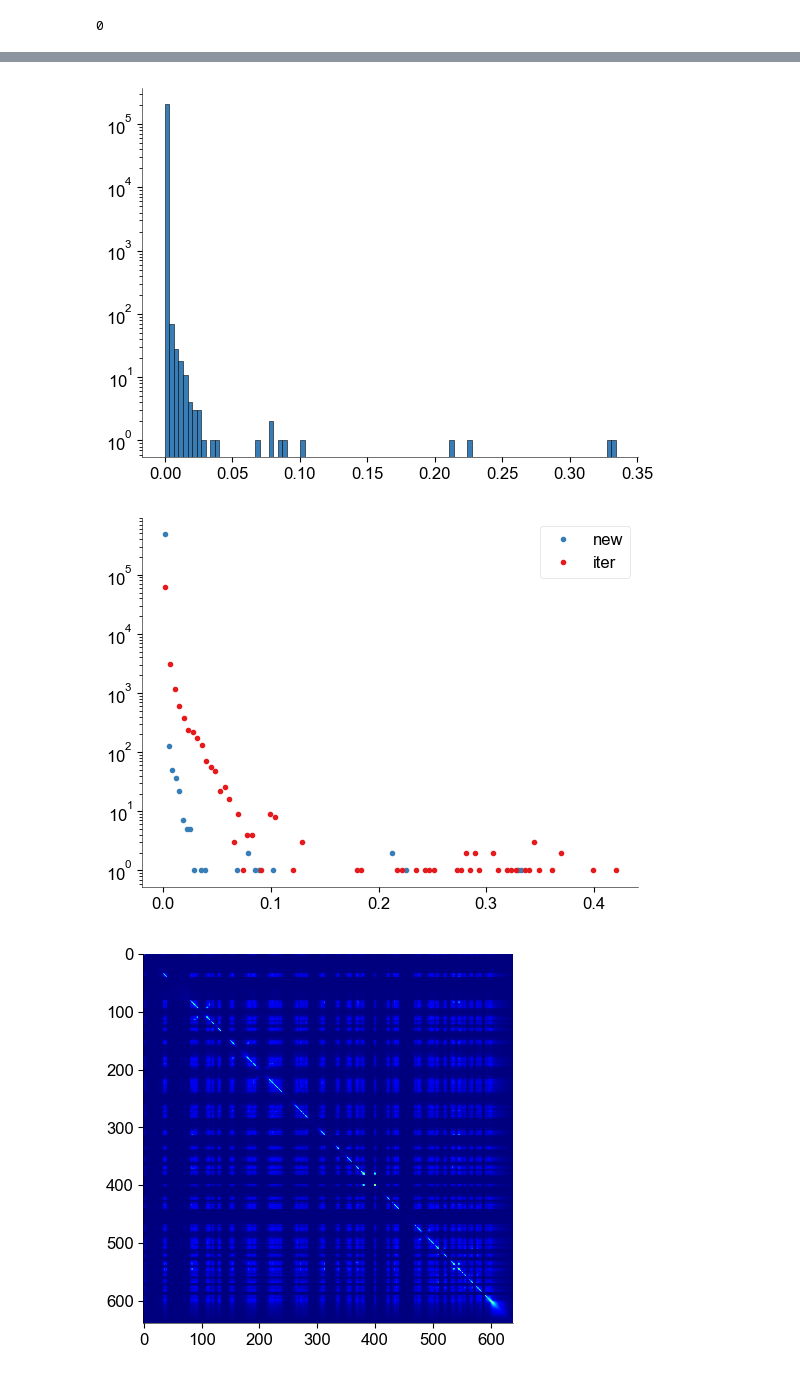
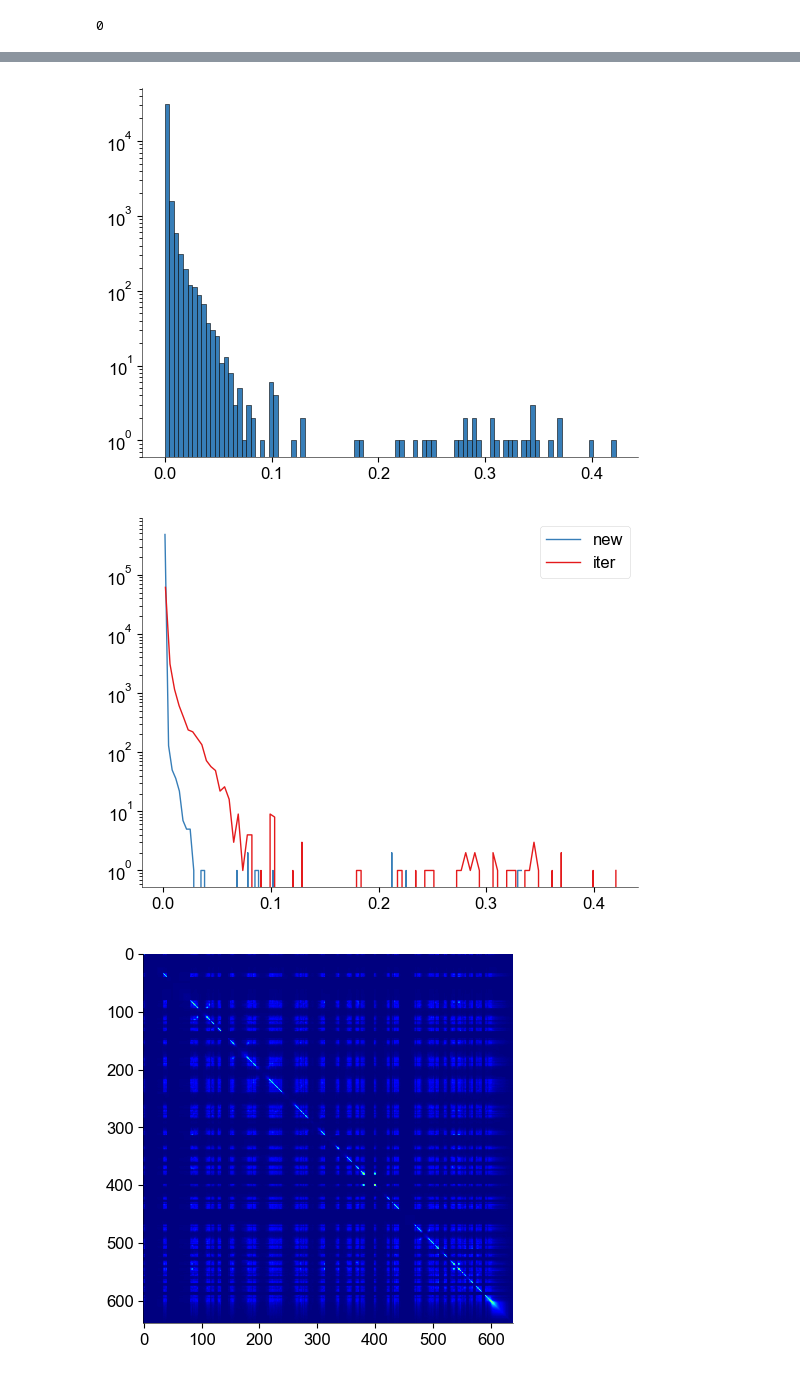
Before and after one commit to shoyip/SerProtAlign, a Jupyter notebook: notebooks/02_alignment_comparison.ipynb, the cells around one changed output, grey strips where cells are left out. Cells and saved outputs as stored; diff of their text form; code cells hidden in the pictures.

```diff
--- a/notebooks/02_alignment_comparison.ipynb
+++ b/notebooks/02_alignment_comparison.ipynb
@@ -70,8 +101,8 @@ plt.show()
 # %% [output]
 [figure]
 # %%
-corr_new_aln = np.genfromtxt('../corrmatrix/dest.csv', delimiter=',', dtype=float)
-corr_iter_aln = np.genfromtxt('../corrmatrix/dest_iter.csv', delimiter=',', dtype=float)
+corr_new_aln = np.genfromtxt('../data/corr_iter.csv', delimiter=',', dtype=float)
+corr_iter_aln = np.genfromtxt('../data/corr_shuffled_iter.csv', delimiter=',', dtype=float)
 # %%
 np.sum(corr_iter_aln > 1.)
 # %% [output]
@@ -98,10 +129,10 @@ plt.show()
 # %%
-plt.hist(corr_new_aln[np.triu_indices(639)], bins=100)
-# plt.hist(corr_iter_aln[np.triu_indices(260)], bins=100)
+# plt.hist(corr_new_aln[np.triu_indices(639)], bins=100)
+plt.hist(corr_iter_aln[np.triu_indices(260)], bins=100)
 plt.yscale('log')
 plt.show()
 # %% [output]
-[figure, old version]
+[figure, new version]
 # %%
 counts_new, bin_edges_new = np.histogram(corr_new_aln.flatten(), 100)
 counts_iter, bin_edges_iter = np.histogram(corr_iter_aln.flatten(), 100)
@@ -109,13 +140,13 @@ bin_centres_new = (bin_edges_new[:-1] + bin_edges_new[1:])/2.
 bin_centres_iter = (bin_edges_iter[:-1] + bin_edges_iter[1:])/2.
 # %%
 plt.figure()
-plt.plot(bin_centres_new, counts_new, '.', label='new')
-plt.plot(bin_centres_iter, counts_iter, '.', label='iter')
+plt.plot(bin_centres_new, counts_new, '-', label='new')
+plt.plot(bin_centres_iter, counts_iter, '-', label='iter')
 plt.yscale('log')
 plt.legend()
 plt.show()
 # %% [output]
-[figure, old version]
+[figure, new version]
 # %%
 c_sub = np.genfromtxt('../corrmatrix/corr_subsample.csv', delimiter=',', dtype=float)
 c_subiter = np.genfromtxt('../corrmatrix/corr_iter_subsample.csv', delimiter=',', dtype=float)
```
Also changed, not shown: parts of 13 cells of this notebook, 2 other files.
